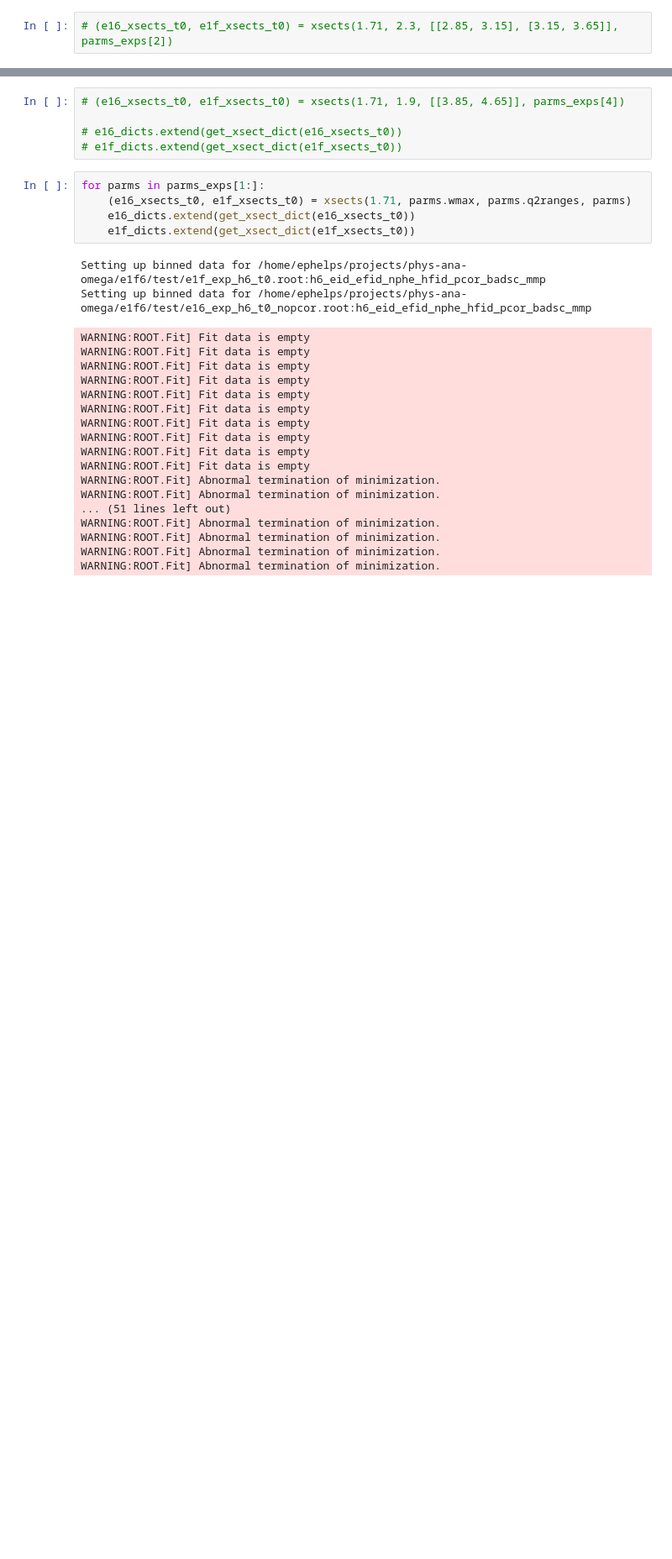
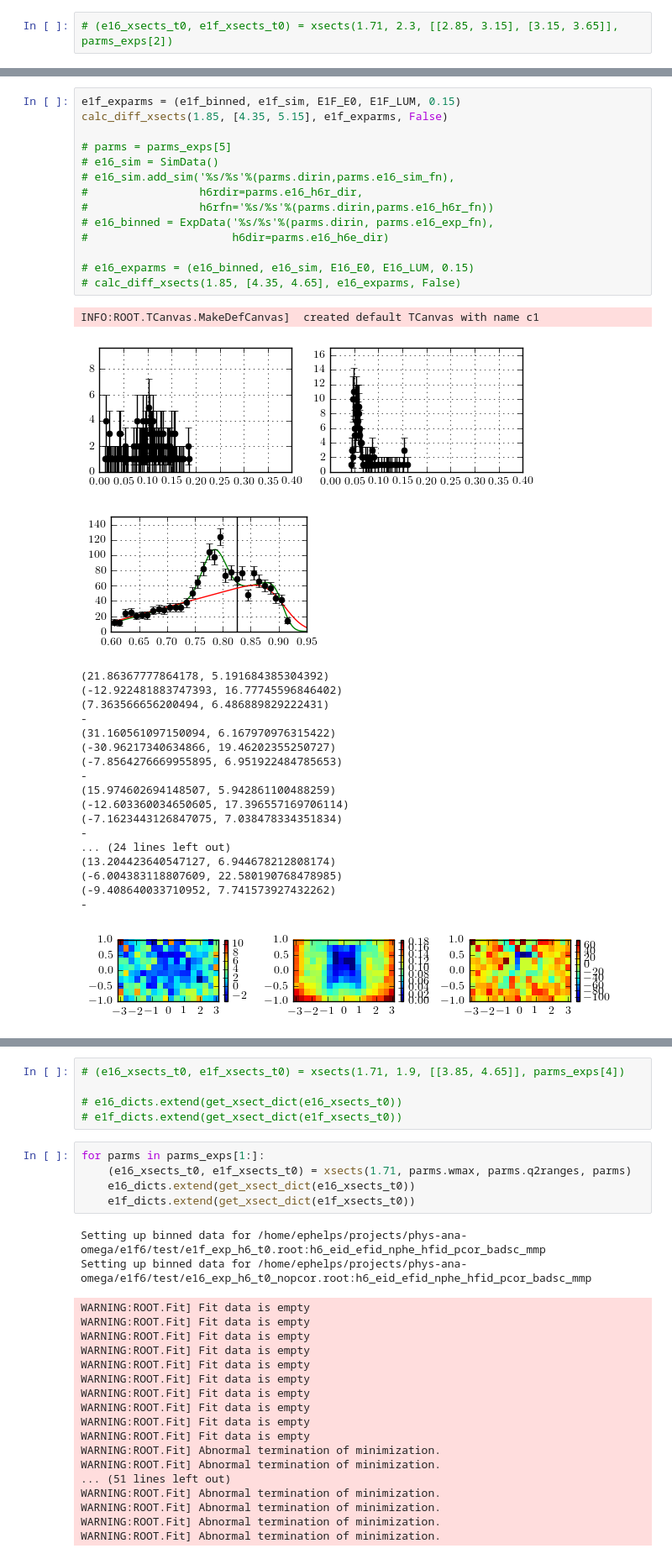
Before and after one commit to evan-phelps/phys-ana-omega, a Jupyter notebook: worksheets/ExpData.ipynb, the cells around one changed output, grey strips where cells are left out. Shown at 84% size. Cells and saved outputs as stored; diff of their text form; blank space fills up the shorter version.

```diff
--- a/worksheets/ExpData.ipynb
+++ b/worksheets/ExpData.ipynb
@@ -430,0 +434,36 @@ parms_exps[5].q2ranges=[[4.35,5.15]]
+# %%
+e1f_exparms = (e1f_binned, e1f_sim, E1F_E0, E1F_LUM, 0.15)
+calc_diff_xsects(1.85, [4.35, 5.15], e1f_exparms, False)
+
+# parms = parms_exps[5]
+# e16_sim = SimData()
+# e16_sim.add_sim('%s/%s'%(parms.dirin,parms.e16_sim_fn),
+#                 h6rdir=parms.e16_h6r_dir,
+#                 h6rfn='%s/%s'%(parms.dirin,parms.e16_h6r_fn))
+# e16_binned = ExpData('%s/%s'%(parms.dirin, parms.e16_exp_fn),
+#                      h6dir=parms.e16_h6e_dir)
+
+# e16_exparms = (e16_binned, e16_sim, E16_E0, E16_LUM, 0.15)
+# calc_diff_xsects(1.85, [4.35, 4.65], e16_exparms, False)
+# %% [output]
+INFO:ROOT.TCanvas.MakeDefCanvas]  created default TCanvas with name c1
+[figure, added]
+[figure, added]
+(21.86367777864178, 5.191684385304392)
+(-12.922481883747393, 16.77745596846402)
+(7.363566656200494, 6.486889829222431)
+-
+(31.160561097150094, 6.167970976315422)
+(-30.96217340634866, 19.46202355250727)
+(-7.8564276669955895, 6.951922484785653)
+-
+(15.974602694148507, 5.942861100488259)
+(-12.603360034650605, 17.396557169706114)
+(-7.1623443126847075, 7.038478334351834)
+-
+... (24 lines left out)
+(13.204423640547127, 6.944678212808174)
+(-6.004383118807609, 22.580190768478985)
+(-9.408640033710952, 7.741573927432262)
+-
+[figure, added]
```
Also changed, not shown: parts of 22 cells of this notebook, 3 other files.
